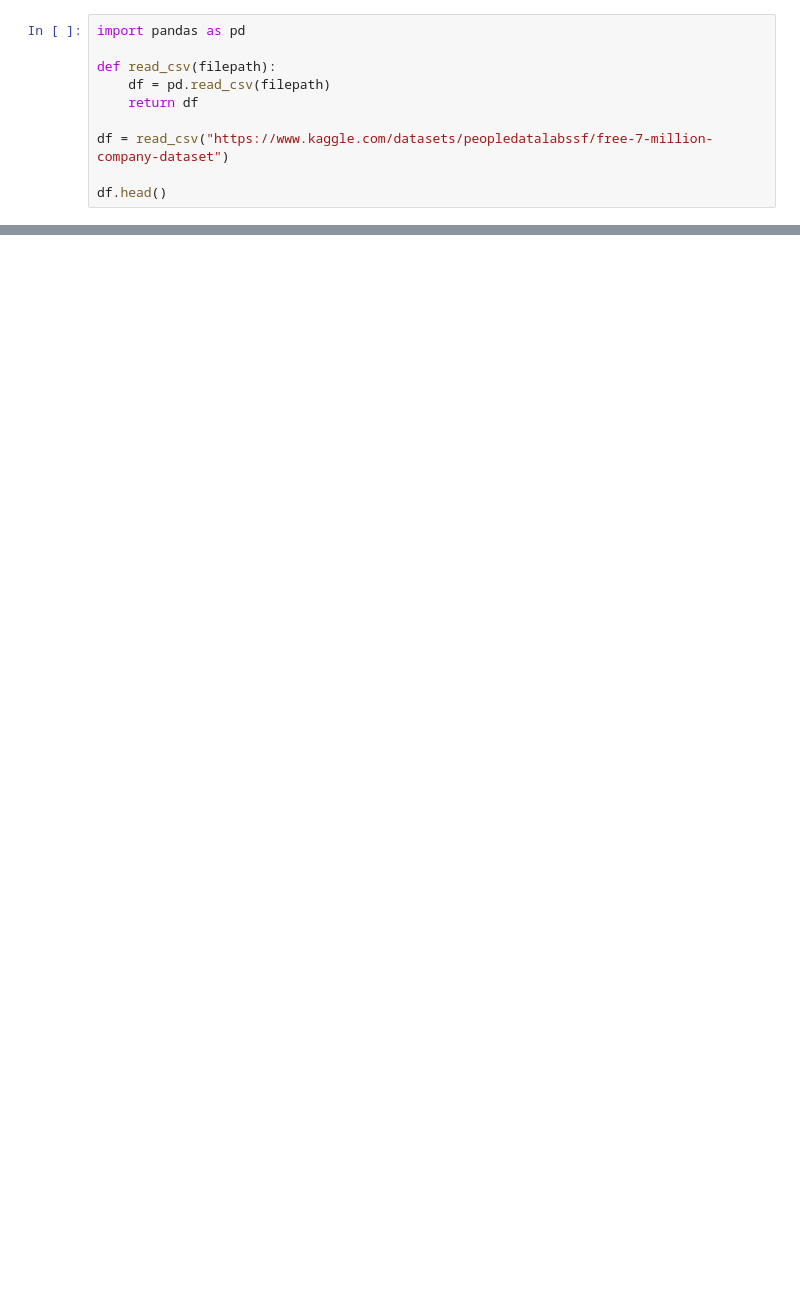
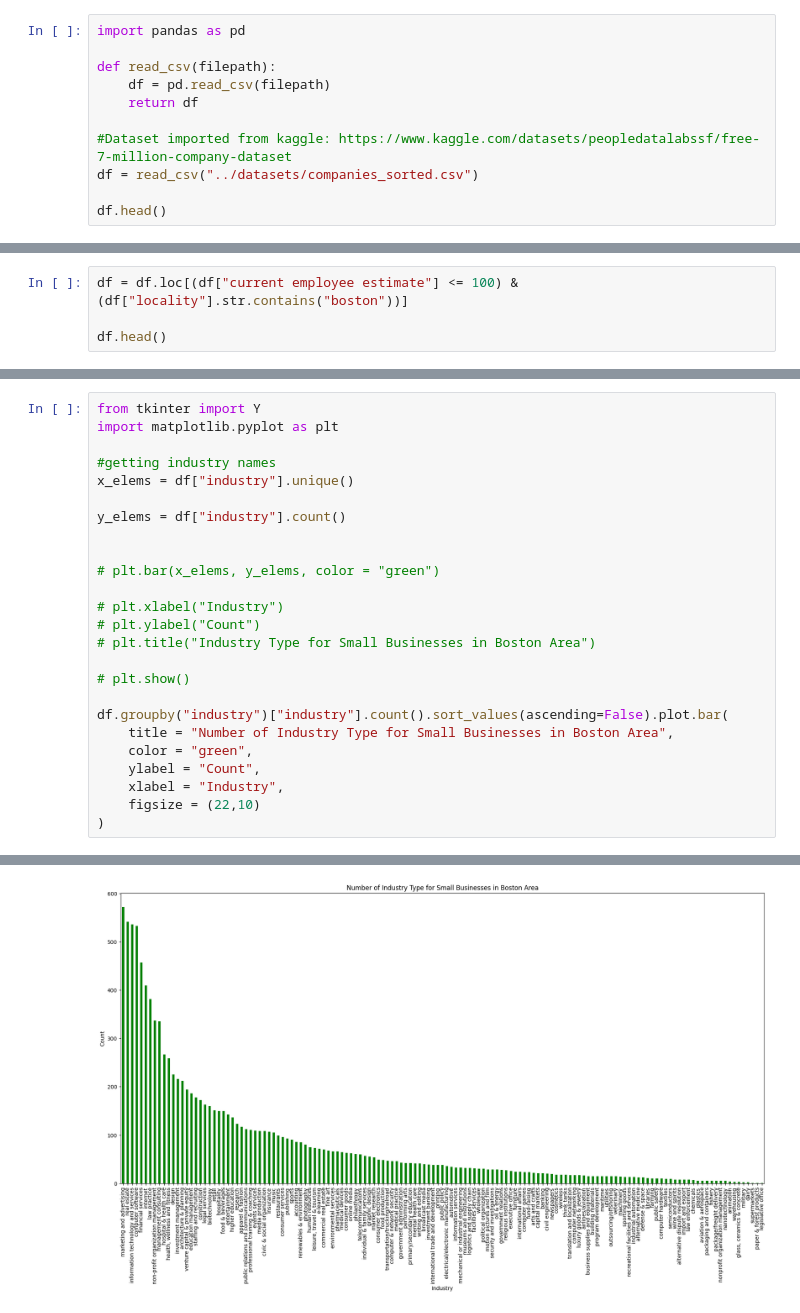
Before and after one commit to BU-Spark/ds-councilor-worrell-small-business, a Jupyter notebook: Deliverable1/companies.ipynb, the cells around one changed output, grey strips where cells are left out. Cells and saved outputs as stored; diff of their text form; blank space fills up the shorter version.

Commit message:
Added initial data analysis to companies csv

```diff
--- a/Deliverable1/companies.ipynb
+++ b/Deliverable1/companies.ipynb
@@ -5,7 +5,8 @@ def read_csv(filepath):
     df = pd.read_csv(filepath)
     return df
 
-df = read_csv("https://www.kaggle.com/datasets/peopledatalabssf/free-7-million-company-dataset")
+#Dataset imported from kaggle: https://www.kaggle.com/datasets/peopledatalabssf/free-7-million-company-dataset
+df = read_csv("../datasets/companies_sorted.csv")
 
 df.head()
 # %% [output]
@@ -17,0 +26,4 @@ df.head()
+# %%
+df = df.loc[(df["current employee estimate"] <= 100) & (df["locality"].str.contains("boston"))]
+
+df.head()
@@ -17,0 +44,26 @@ df.head()
+# %%
+from tkinter import Y
+import matplotlib.pyplot as plt
+
+#getting industry names
+x_elems = df["industry"].unique()
+
+y_elems = df["industry"].count()
+
+
+# plt.bar(x_elems, y_elems, color = "green")
+
+# plt.xlabel("Industry")
+# plt.ylabel("Count")
+# plt.title("Industry Type for Small Businesses in Boston Area")
+
+# plt.show()
+
+df.groupby("industry")["industry"].count().sort_values(ascending=False).plot.bar(
+    title = "Number of Industry Type for Small Businesses in Boston Area",
+    color = "green",
+    ylabel = "Count",
+    xlabel = "Industry",
+    figsize = (22,10)
+)
+# %% [output]
@@ -17,0 +71 @@ df.head()
+[figure, added]
```
Also changed, not shown: parts of 8 cells of this notebook.
